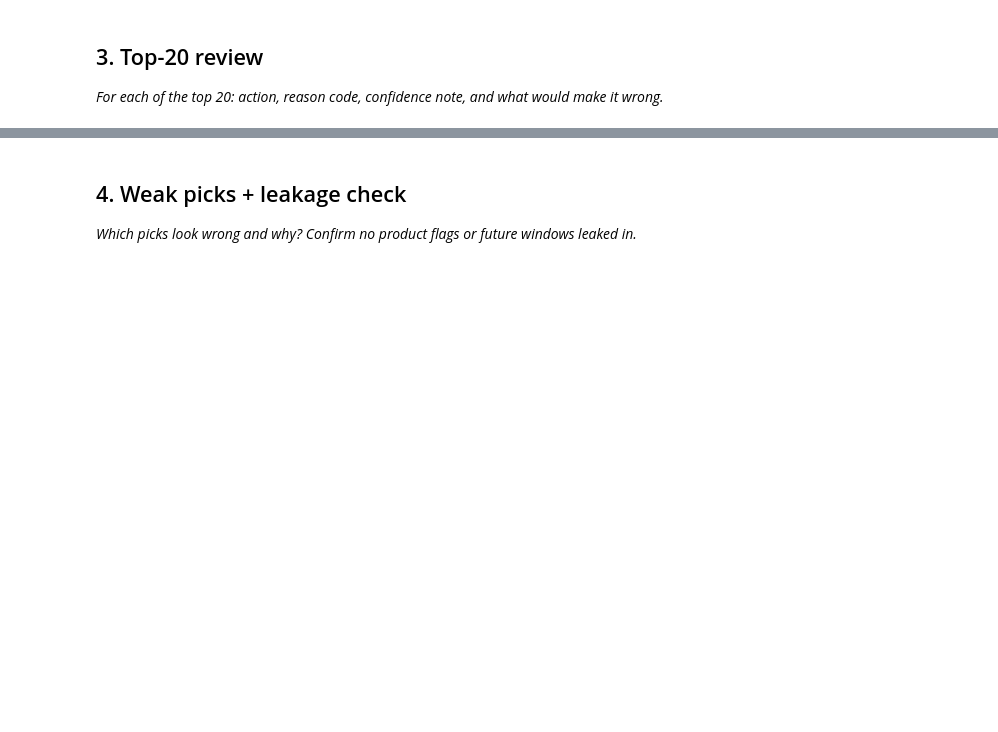
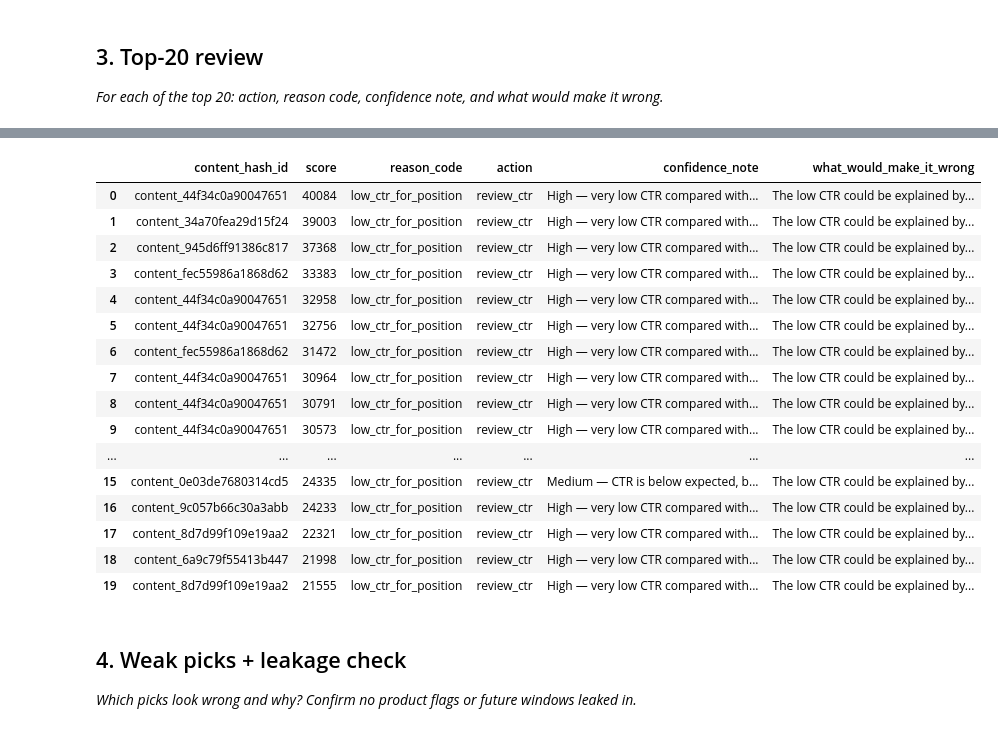
Before and after one commit to yousefwerida28/Flyrank-ML-intern, a Jupyter notebook: work/notebooks/w04_baseline_score.ipynb, the cells around one changed output, grey strips where cells are left out. Cells and saved outputs as stored; diff of their text form; code cells hidden in the pictures; blank space fills up the shorter version.

```diff
--- a/work/notebooks/w04_baseline_score.ipynb
+++ b/work/notebooks/w04_baseline_score.ipynb
@@ -249,3 +357,45 @@ low_ctr_pages[
+# %%
+top20_review["confidence_note"] = top20_review.apply(
+    lambda row:
+        "High — very low CTR compared with expected CTR and high impressions."
+        if row["ctr_ratio"] <= 0.1
+        else "Medium — CTR is below expected, but the gap is less extreme.",
+    axis=1
+)
+
+top20_review["what_would_make_it_wrong"] = (
+    "The low CTR could be explained by the search queries or user intent "
+    "rather than a problem with the page."
+)
+# %%
+top20_review[
+    [
+        "content_hash_id",
+        "score",
+        "reason_code",
+        "action",
+        "confidence_note",
+        "what_would_make_it_wrong"
+    ]
+]
+# %% [output]
+|  | content_hash_id | score | reason_code | action | confidence_note | what_would_make_it_wrong |
+| 0 | content_44f34c0a90047651 | 40084 | low_ctr_for_position | review_ctr | High — very low CTR compared with... | The low CTR could be explained by... |
+| 1 | content_34a70fea29d15f24 | 39003 | low_ctr_for_position | review_ctr | High — very low CTR compared with... | The low CTR could be explained by... |
+| 2 | content_945d6ff91386c817 | 37368 | low_ctr_for_position | review_ctr | High — very low CTR compared with... | The low CTR could be explained by... |
+| 3 | content_fec55986a1868d62 | 33383 | low_ctr_for_position | review_ctr | High — very low CTR compared with... | The low CTR could be explained by... |
+| 4 | content_44f34c0a90047651 | 32958 | low_ctr_for_position | review_ctr | High — very low CTR compared with... | The low CTR could be explained by... |
+| 5 | content_44f34c0a90047651 | 32756 | low_ctr_for_position | review_ctr | High — very low CTR compared with... | The low CTR could be explained by... |
+| 6 | content_fec55986a1868d62 | 31472 | low_ctr_for_position | review_ctr | High — very low CTR compared with... | The low CTR could be explained by... |
+| 7 | content_44f34c0a90047651 | 30964 | low_ctr_for_position | review_ctr | High — very low CTR compared with... | The low CTR could be explained by... |
+| 8 | content_44f34c0a90047651 | 30791 | low_ctr_for_position | review_ctr | High — very low CTR compared with... | The low CTR could be explained by... |
+| 9 | content_44f34c0a90047651 | 30573 | low_ctr_for_position | review_ctr | High — very low CTR compared with... | The low CTR could be explained by... |
+| ... | ... | ... | ... | ... | ... | ... |
+| 15 | content_0e03de7680314cd5 | 24335 | low_ctr_for_position | review_ctr | Medium — CTR is below expected, b... | The low CTR could be explained by... |
+| 16 | content_9c057b66c30a3abb | 24233 | low_ctr_for_position | review_ctr | High — very low CTR compared with... | The low CTR could be explained by... |
+| 17 | content_8d7d99f109e19aa2 | 22321 | low_ctr_for_position | review_ctr | High — very low CTR compared with... | The low CTR could be explained by... |
+| 18 | content_6a9c79f55413b447 | 21998 | low_ctr_for_position | review_ctr | High — very low CTR compared with... | The low CTR could be explained by... |
+| 19 | content_8d7d99f109e19aa2 | 21555 | low_ctr_for_position | review_ctr | High — very low CTR compared with... | The low CTR could be explained by... |
 # %% [markdown]
 ## 4. Weak picks + leakage check
 
```
Also changed, not shown: parts of 13 cells of this notebook.
